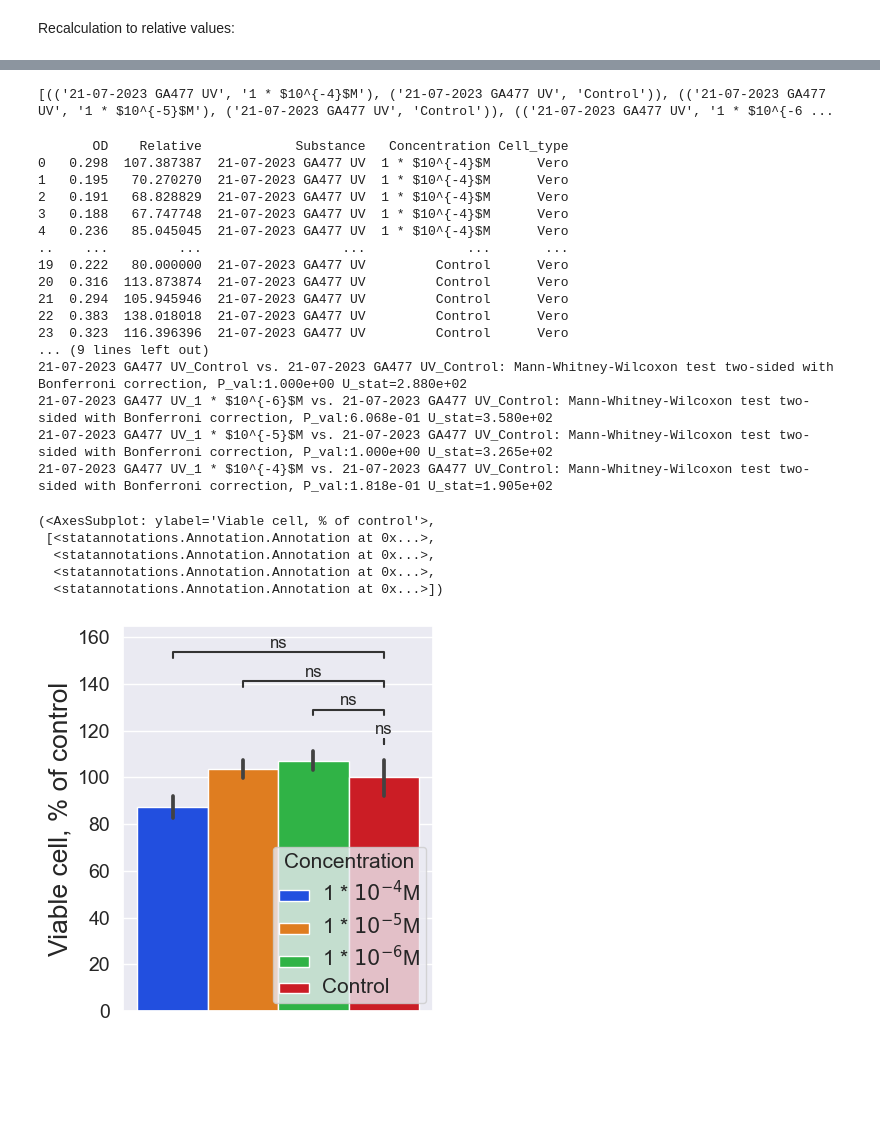
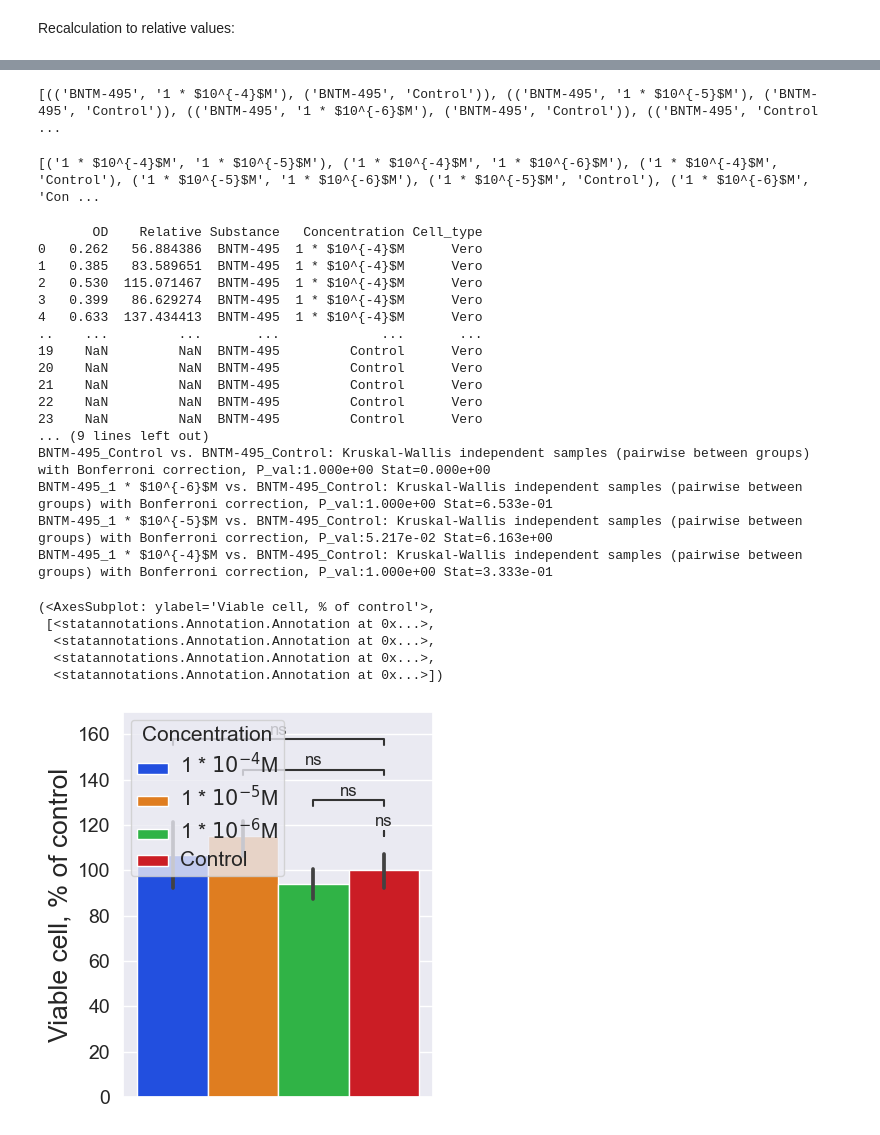
Before and after one commit to arteys/MTT_assay_multi, a Jupyter notebook: MTT_assay_multi.ipynb, the cells around one changed output, grey strips where cells are left out. Saved outputs shown, nothing was run; the diff lists cells and outputs as text; code cells hidden in the pictures; blank space fills up the shorter version.

Commit message:
New converter version for data with blanks, now ugly but works fine

```diff
--- a/MTT_assay_multi.ipynb
+++ b/MTT_assay_multi.ipynb
@@ -133,0 +139,3 @@ print(data_extracted_substance)
+# %%
+data_extracted_substance = data_pd[(data_pd['Substance'] == 'BNTM-495')].copy()
+print(data_extracted_substance)
@@ -180,49 +203,60 @@ for subst in unique_substances:
 
 print(pairs)
 # %% [output]
-[(('21-07-2023 GA477 UV', '1 * $10^{-4}$M'), ('21-07-2023 GA477 UV', 'Control')), (('21-07-2023 GA477 UV', '1 * $10^{-5}$M'), ('21-07-2023 GA477 UV', 'Control')), (('21-07-2023 GA477 UV', '1 * $10^{-6 ...
+[(('BNTM-495', '1 * $10^{-4}$M'), ('BNTM-495', 'Control')), (('BNTM-495', '1 * $10^{-5}$M'), ('BNTM-495', 'Control')), (('BNTM-495', '1 * $10^{-6}$M'), ('BNTM-495', 'Control')), (('BNTM-495', 'Control ...
+# %%
+#Without selfreferences
+
+pairs_1 = []
+
+for group1, group2 in combinations(unique_concentrations, 2):
+    pairs_1.append(((group1),(group2)))
+
+print(pairs_1)
+# %% [output]
+[('1 * $10^{-4}$M', '1 * $10^{-5}$M'), ('1 * $10^{-4}$M', '1 * $10^{-6}$M'), ('1 * $10^{-4}$M', 'Control'), ('1 * $10^{-5}$M', '1 * $10^{-6}$M'), ('1 * $10^{-5}$M', 'Control'), ('1 * $10^{-6}$M', 'Con ...
 # %%
 ax = sns.barplot(data = data, x = 'Substance', y = 'Relative', hue = 'Concentration',palette='bright')
 
 print(data)
 
 sns.set_style("dark")
 sns.set(rc={'figure.figsize':(4,5)})
 
-ax.legend(loc='lower right', title='Concentration')
+ax.legend(loc='upper left', title='Concentration')
 plt.setp(ax.get_legend().get_texts(), fontsize='15')
 plt.setp(ax.get_legend().get_title(), fontsize='15')
 
 ax.set(xlabel=None, ylabel='Viable cell, % of control')
 ax.set(xticklabels=[])
 ax.yaxis.get_label().set_fontsize(19)
 ax.xaxis.get_label().set_fontsize(19)
 ax.tick_params(axis='y', which='major', labelsize=14)
 
 annotator = Annotator(ax, pairs, data=data, x = 'Substance', y = 'Relative', hue = 'Concentration')
-annotator.configure(test='Mann-Whitney', text_format='star', loc='inside', comparisons_correction="Bonferroni")
+annotator.configure(test='Kruskal', text_format='star', loc='inside', comparisons_correction="Bonferroni")
 annotator.apply_and_annotate()
 # %% [output]
-       OD    Relative            Substance   Concentration Cell_type
-0   0.298  107.387387  21-07-2023 GA477 UV  1 * $10^{-4}$M      Vero
-1   0.195   70.270270  21-07-2023 GA477 UV  1 * $10^{-4}$M      Vero
-2   0.191   68.828829  21-07-2023 GA477 UV  1 * $10^{-4}$M      Vero
-3   0.188   67.747748  21-07-2023 GA477 UV  1 * $10^{-4}$M      Vero
-4   0.236   85.045045  21-07-2023 GA477 UV  1 * $10^{-4}$M      Vero
-..    ...         ...                  ...             ...       ...
-19  0.222   80.000000  21-07-2023 GA477 UV         Control      Vero
-20  0.316  113.873874  21-07-2023 GA477 UV         Control      Vero
-21  0.294  105.945946  21-07-2023 GA477 UV         Control      Vero
-22  0.383  138.018018  21-07-2023 GA477 UV         Control      Vero
-23  0.323  116.396396  21-07-2023 GA477 UV         Control      Vero
+       OD    Relative Substance   Concentration Cell_type
+0   0.262   56.884386  BNTM-495  1 * $10^{-4}$M      Vero
+1   0.385   83.589651  BNTM-495  1 * $10^{-4}$M      Vero
+2   0.530  115.071467  BNTM-495  1 * $10^{-4}$M      Vero
+3   0.399   86.629274  BNTM-495  1 * $10^{-4}$M      Vero
+4   0.633  137.434413  BNTM-495  1 * $10^{-4}$M      Vero
+..    ...         ...       ...             ...       ...
+19    NaN         NaN  BNTM-495         Control      Vero
+20    NaN         NaN  BNTM-495         Control      Vero
+21    NaN         NaN  BNTM-495         Control      Vero
+22    NaN         NaN  BNTM-495         Control      Vero
+23    NaN         NaN  BNTM-495         Control      Vero
 ... (9 lines left out)
-21-07-2023 GA477 UV_Control vs. 21-07-2023 GA477 UV_Control: Mann-Whitney-Wilcoxon test two-sided with Bonferroni correction, P_val:1.000e+00 U_stat=2.880e+02
-21-07-2023 GA477 UV_1 * $10^{-6}$M vs. 21-07-2023 GA477 UV_Control: Mann-Whitney-Wilcoxon test two-sided with Bonferroni correction, P_val:6.068e-01 U_stat=3.580e+02
-21-07-2023 GA477 UV_1 * $10^{-5}$M vs. 21-07-2023 GA477 UV_Control: Mann-Whitney-Wilcoxon test two-sided with Bonferroni correction, P_val:1.000e+00 U_stat=3.265e+02
-21-07-2023 GA477 UV_1 * $10^{-4}$M vs. 21-07-2023 GA477 UV_Control: Mann-Whitney-Wilcoxon test two-sided with Bonferroni correction, P_val:1.818e-01 U_stat=1.905e+02
+BNTM-495_Control vs. BNTM-495_Control: Kruskal-Wallis independent samples (pairwise between groups) with Bonferroni correction, P_val:1.000e+00 Stat=0.000e+00
+BNTM-495_1 * $10^{-6}$M vs. BNTM-495_Control: Kruskal-Wallis independent samples (pairwise between groups) with Bonferroni correction, P_val:1.000e+00 Stat=6.533e-01
+BNTM-495_1 * $10^{-5}$M vs. BNTM-495_Control: Kruskal-Wallis independent samples (pairwise between groups) with Bonferroni correction, P_val:5.217e-02 Stat=6.163e+00
+BNTM-495_1 * $10^{-4}$M vs. BNTM-495_Control: Kruskal-Wallis independent samples (pairwise between groups) with Bonferroni correction, P_val:1.000e+00 Stat=3.333e-01
 (<AxesSubplot: ylabel='Viable cell, % of control'>,
  [<statannotations.Annotation.Annotation at 0x...>,
   <statannotations.Annotation.Annotation at 0x...>,
   <statannotations.Annotation.Annotation at 0x...>,
   <statannotations.Annotation.Annotation at 0x...>])
-[figure, old version]
+[figure, new version]
```
Also changed, not shown: parts of 7 cells of this notebook, 2 other files.
